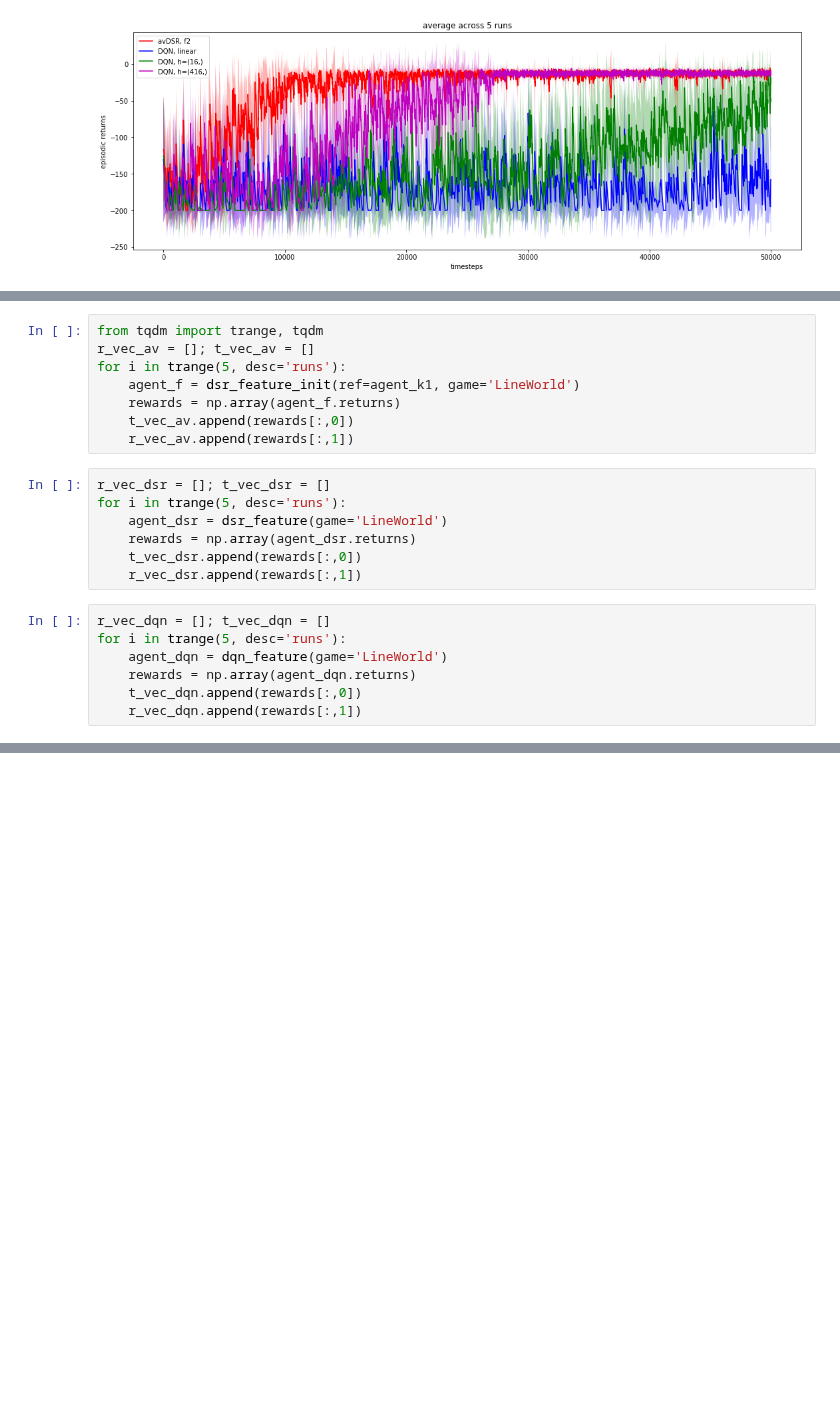
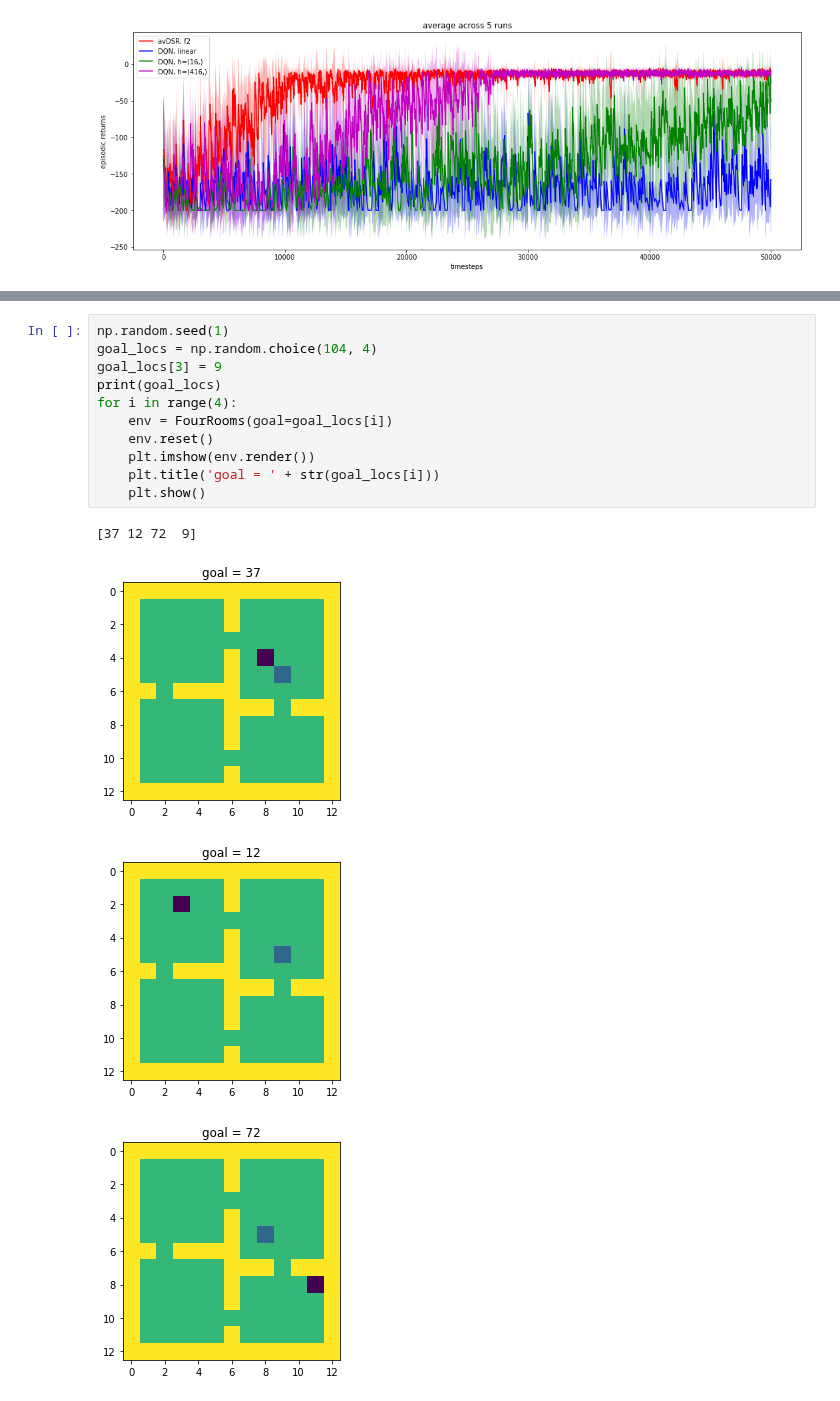
Before and after one commit to psurya1994/successor-feature-representations, a Jupyter notebook: fourrooms-avDSR-exmpts.ipynb, the cells around one changed output, grey strips where cells are left out. Saved outputs shown, nothing was run; the diff lists cells and outputs as text; blank space fills up the shorter version.

```diff
--- a/fourrooms-avDSR-exmpts.ipynb
+++ b/fourrooms-avDSR-exmpts.ipynb
@@ -1650,22 +701,0 @@ def dsr_feature_init(ref,**kwargs):
-# %%
-from tqdm import trange, tqdm
-r_vec_av = []; t_vec_av = []
-for i in trange(5, desc='runs'):
-    agent_f = dsr_feature_init(ref=agent_k1, game='LineWorld')
-    rewards = np.array(agent_f.returns)
-    t_vec_av.append(rewards[:,0])
-    r_vec_av.append(rewards[:,1])
-# %%
-r_vec_dsr = []; t_vec_dsr = []
-for i in trange(5, desc='runs'):
-    agent_dsr = dsr_feature(game='LineWorld')
-    rewards = np.array(agent_dsr.returns)
-    t_vec_dsr.append(rewards[:,0])
-    r_vec_dsr.append(rewards[:,1])
-# %%
-r_vec_dqn = []; t_vec_dqn = []
-for i in trange(5, desc='runs'):
-    agent_dqn = dqn_feature(game='LineWorld')
-    rewards = np.array(agent_dqn.returns)
-    t_vec_dqn.append(rewards[:,0])
-    r_vec_dqn.append(rewards[:,1])
@@ -1700,0 +709,16 @@ plot_rewards(rewards_dict, plot_seperate=False, clip=2000)
+# %%
+np.random.seed(1)
+goal_locs = np.random.choice(104, 4)
+goal_locs[3] = 9
+print(goal_locs)
+for i in range(4):
+    env = FourRooms(goal=goal_locs[i])
+    env.reset()
+    plt.imshow(env.render())
+    plt.title('goal = ' + str(goal_locs[i]))
+    plt.show()
+# %% [output]
+[37 12 72  9]
+[figure, added]
+[figure, added]
+[figure, added]
```
Also changed, not shown: parts of 44 cells of this notebook.
